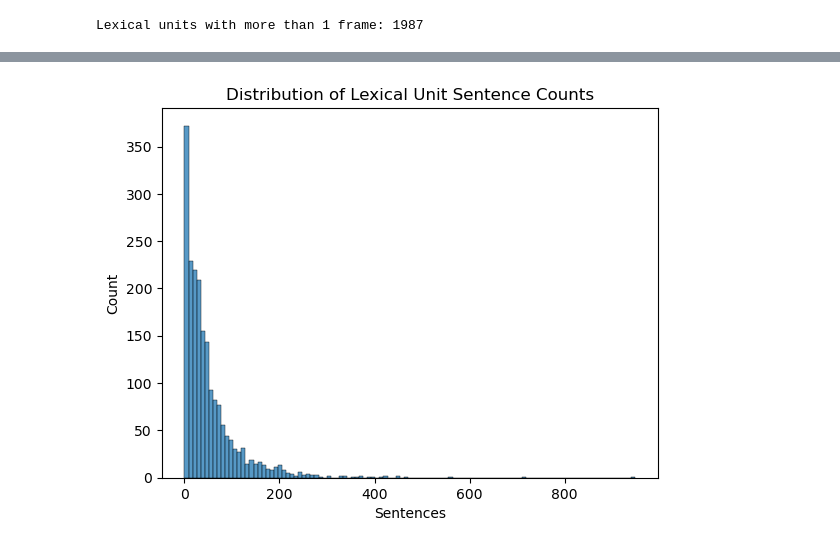
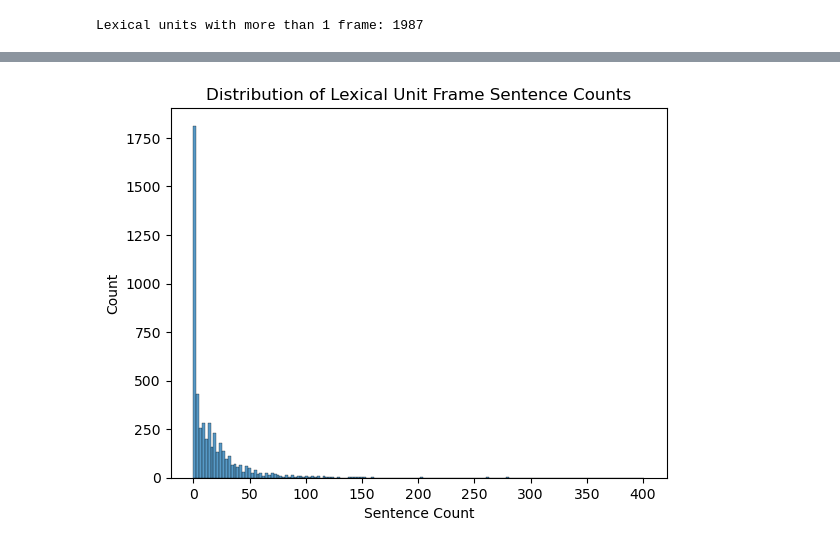
Before and after one commit to ryandschaefer/cs5322-project, a Jupyter notebook: src/statistics.ipynb, the cells around one changed output, grey strips where cells are left out. Saved outputs shown, nothing was run; the diff lists cells and outputs as text; code cells hidden in the pictures.

```diff
--- a/src/statistics.ipynb
+++ b/src/statistics.ipynb
@@ -23,10 +25,10 @@ print("Total unique lexical units: {}".format(len(lu_names)))
 # %% [output]
 Total unique lexical units: 10462
 # %%
-lu_frames = { key: [] for key in lu_names }
+lu_frames = { key: set() for key in lu_names }
 
 for lu in lexical_units:
-    lu_frames[lu.name].append(lu.frame.name)
+    lu_frames[lu.name].add(lu.frame.name)
 
 multi_frame_units = []
 for name, frames in lu_frames.items():
@@ -37,15 +39,15 @@ print("Lexical units with more than 1 frame: {}".format(len(multi_frame_units)))
 # %% [output]
 Lexical units with more than 1 frame: 1987
 # %%
-df = pd.DataFrame({
+df_lu = pd.DataFrame({
     "Lexical Unit": multi_frame_units,
-    "Frames": list(map(lambda x: len(lu_frames[x]), multi_frame_units))
+    "Frame Count": list(map(lambda x: len(lu_frames[x]), multi_frame_units))
 })
 
-sns.countplot(df, x = "Frames")
+sns.countplot(df_lu, x = "Frame Count")
 plt.title("Distribution of Lexical Unit Frame Counts")
 
-counts = df["Frames"].value_counts()
+counts = df_lu["Frame Count"].value_counts()
 for i, cnt in enumerate(counts):
     plt.annotate(
         str(cnt),
@@ -61,0 +64,5 @@ plt.show()
+# %%
+df_lu["Frame"] = list(map(lambda x: list(lu_frames[x]), multi_frame_units))
+df_lu = df_lu.explode("Frame", ignore_index = True)
+
+df_lu
@@ -62,18 +83,20 @@ plt.show()
 # %%
-lu_sentences = { key: [] for key in multi_frame_units }
+all_sentences = []
 
-for name in multi_frame_units:
+for i, row in df_lu.iterrows():
+    lexical_unit = row["Lexical Unit"]
+    frame = row["Frame"]
     sentences = []
-    for lu in fn.lus(name):
+    for lu in fn.lus(lexical_unit, frame):
         for sentence in lu.exemplars:
             sentences.append(sentence.text)
-    lu_sentences[name] = sentences
+    all_sentences.append(sentences)
 # %%
-df["Sentences"] = list(map(lambda x: len(lu_sentences[x]), multi_frame_units))
+df_lu["Sentence Count"] = list(map(lambda x: len(x), all_sentences))
 
-sns.histplot(df, x = "Sentences")
-plt.title("Distribution of Lexical Unit Sentence Counts")
+sns.histplot(df_lu, x = "Sentence Count")
+plt.title("Distribution of Lexical Unit Frame Sentence Counts")
 
 plt.show()
 # %% [output]
-[figure, old version]
+[figure, new version]
```
Also changed, not shown: parts of 12 cells of this notebook, 1 other file.
